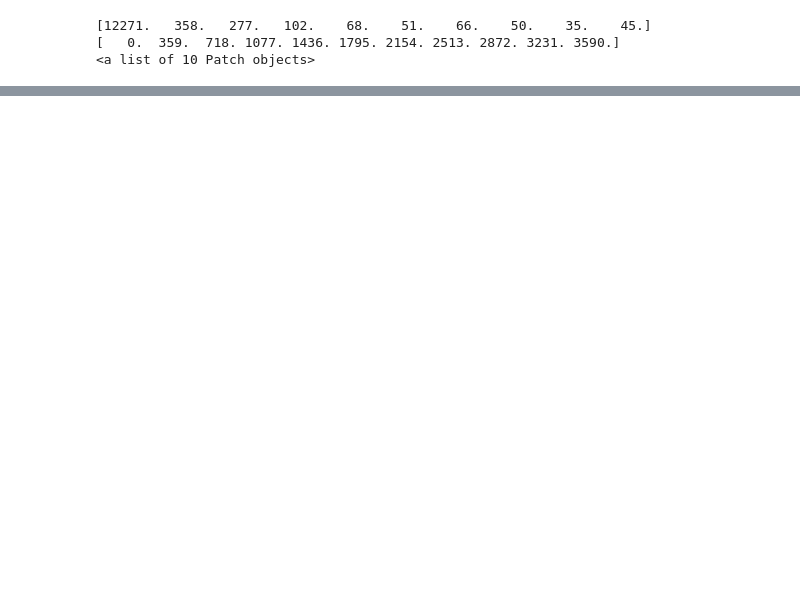
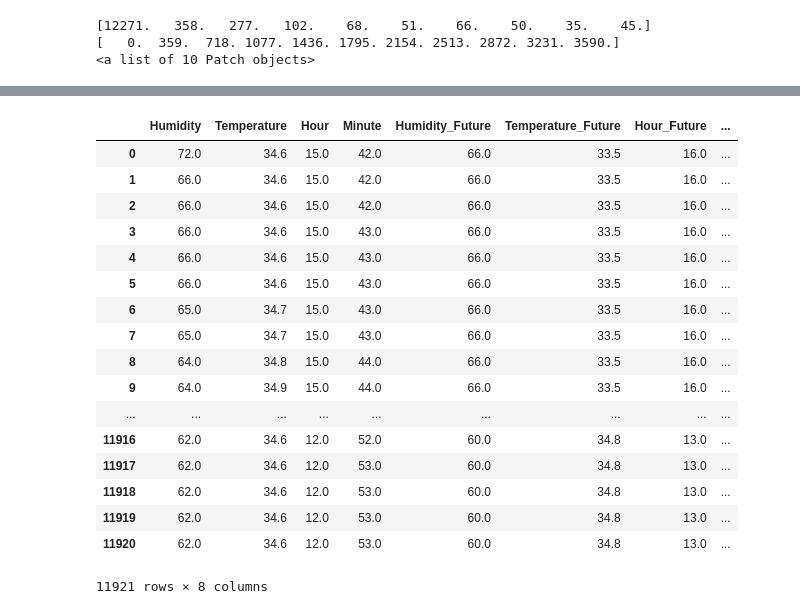
Before and after one commit to hqhoangvuong/MachineLearning_FinalProject, a Jupyter notebook: Playground.ipynb, the cells around one changed output, grey strips where cells are left out. Drawn from its saved outputs; the diff is of its cells as text; code cells hidden in the pictures; blank space fills up the shorter version.

```diff
--- a/Playground.ipynb
+++ b/Playground.ipynb
@@ -127,0 +151,23 @@ for i, j in df_future.iterrows():
+# %%
+# df_future.drop(df_future.columns[2], axis=1, inplace=True)
+# df_future.drop(df_future.columns[6], axis=1, inplace=True)
+df_future
+# %% [output]
+|  | Humidity | Temperature | Hour | Minute | Humidity_Future | Temperature_Future | Hour_Future | ... |
+| 0 | 72.0 | 34.6 | 15.0 | 42.0 | 66.0 | 33.5 | 16.0 | ... |
+| 1 | 66.0 | 34.6 | 15.0 | 42.0 | 66.0 | 33.5 | 16.0 | ... |
+| 2 | 66.0 | 34.6 | 15.0 | 42.0 | 66.0 | 33.5 | 16.0 | ... |
+| 3 | 66.0 | 34.6 | 15.0 | 43.0 | 66.0 | 33.5 | 16.0 | ... |
+| 4 | 66.0 | 34.6 | 15.0 | 43.0 | 66.0 | 33.5 | 16.0 | ... |
+| 5 | 66.0 | 34.6 | 15.0 | 43.0 | 66.0 | 33.5 | 16.0 | ... |
+| 6 | 65.0 | 34.7 | 15.0 | 43.0 | 66.0 | 33.5 | 16.0 | ... |
+| 7 | 65.0 | 34.7 | 15.0 | 43.0 | 66.0 | 33.5 | 16.0 | ... |
+| 8 | 64.0 | 34.8 | 15.0 | 44.0 | 66.0 | 33.5 | 16.0 | ... |
+| 9 | 64.0 | 34.9 | 15.0 | 44.0 | 66.0 | 33.5 | 16.0 | ... |
+| ... | ... | ... | ... | ... | ... | ... | ... | ... |
+| 11916 | 62.0 | 34.6 | 12.0 | 52.0 | 60.0 | 34.8 | 13.0 | ... |
+| 11917 | 62.0 | 34.6 | 12.0 | 53.0 | 60.0 | 34.8 | 13.0 | ... |
+| 11918 | 62.0 | 34.6 | 12.0 | 53.0 | 60.0 | 34.8 | 13.0 | ... |
+| 11919 | 62.0 | 34.6 | 12.0 | 53.0 | 60.0 | 34.8 | 13.0 | ... |
+| 11920 | 62.0 | 34.6 | 12.0 | 53.0 | 60.0 | 34.8 | 13.0 | ... |
+11921 rows × 8 columns
```
Also changed, not shown: parts of 8 cells of this notebook, 5 other files.
